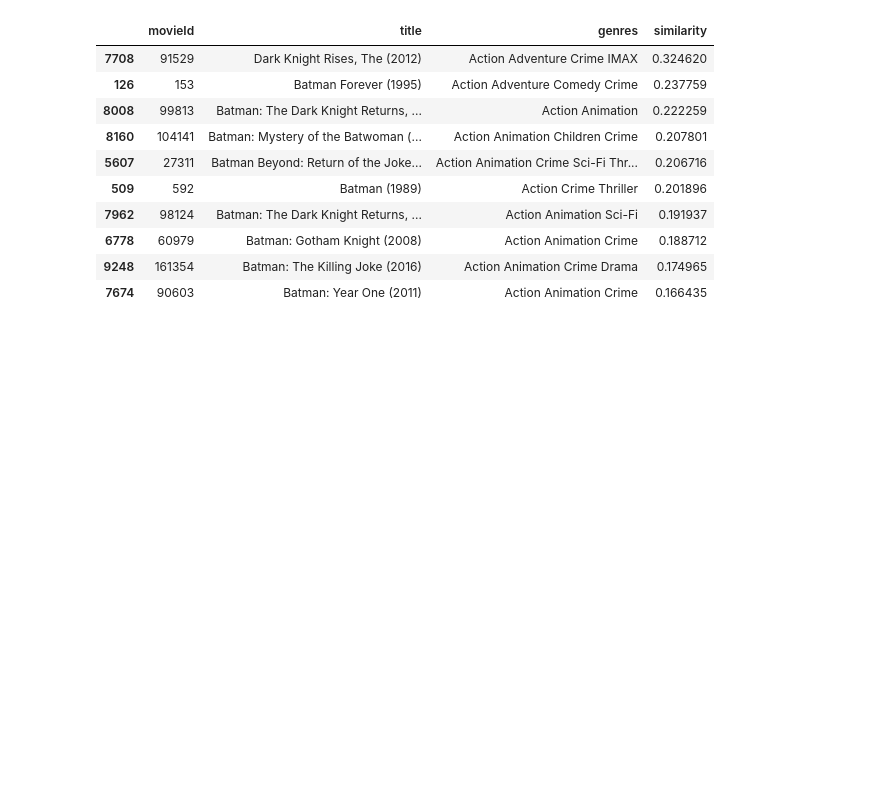
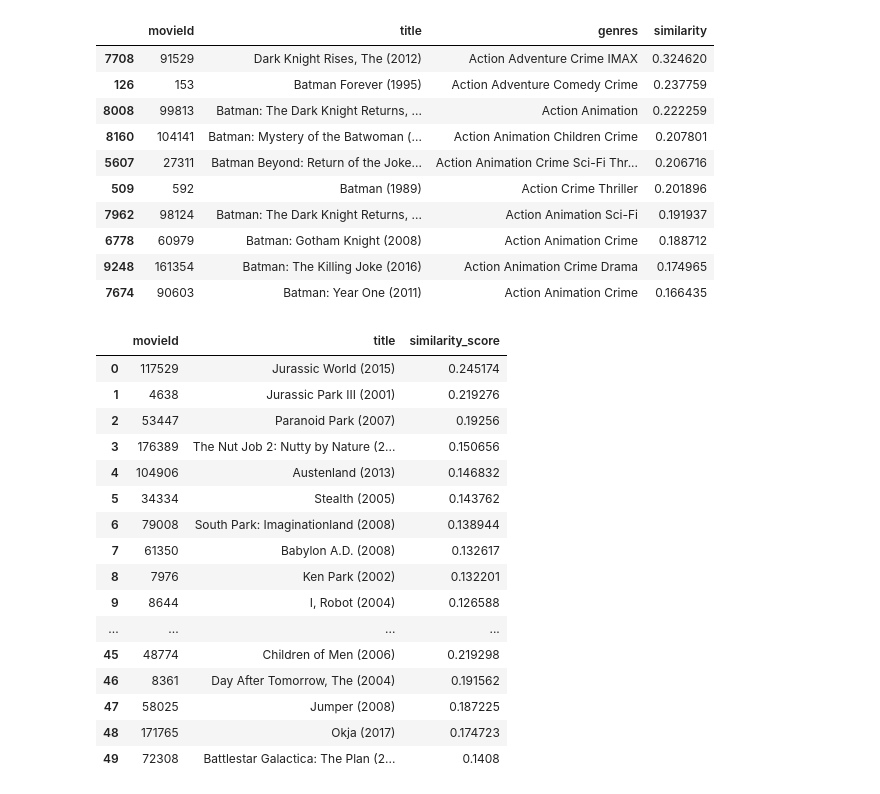
Before and after one commit to saadaliasghar1045-ops/Movie_recommender-Hybrid-, a Jupyter notebook: src/notebooks/model_training.ipynb, the cells around one changed output. Cells and saved outputs as stored; diff of their text form; code cells hidden in the pictures; blank space fills up the shorter version.

Commit message:
working on pipeline

```diff
--- a/src/notebooks/model_training.ipynb
+++ b/src/notebooks/model_training.ipynb
@@ -29,7 +29,7 @@ df
 # %%
 vectorizer = TfidfVectorizer(
     stop_words='english',
-    ngram_range=(1,2),
+    ngram_range=(1,10),
     min_df=2,
     max_features=100000,
     lowercase=True,
@@ -162,0 +244,22 @@ recommendations
+# %%
+my_pipeline = Content_pipeline(df,df,tfidf_matrix)
+# %%
+my_pipeline.find_similar_movies(limit_year=2000,n_recoms=10,inp_title='jurassic')
+# %% [output]
+|  | movieId | title | similarity_score |
+| 0 | 117529 | Jurassic World (2015) | 0.245174 |
+| 1 | 4638 | Jurassic Park III (2001) | 0.219276 |
+| 2 | 53447 | Paranoid Park (2007) | 0.19256 |
+| 3 | 176389 | The Nut Job 2: Nutty by Nature (2... | 0.150656 |
+| 4 | 104906 | Austenland (2013) | 0.146832 |
+| 5 | 34334 | Stealth (2005) | 0.143762 |
+| 6 | 79008 | South Park: Imaginationland (2008) | 0.138944 |
+| 7 | 61350 | Babylon A.D. (2008) | 0.132617 |
+| 8 | 7976 | Ken Park (2002) | 0.132201 |
+| 9 | 8644 | I, Robot (2004) | 0.126588 |
+| ... | ... | ... | ... |
+| 45 | 48774 | Children of Men (2006) | 0.219298 |
+| 46 | 8361 | Day After Tomorrow, The (2004) | 0.191562 |
+| 47 | 58025 | Jumper (2008) | 0.187225 |
+| 48 | 171765 | Okja (2017) | 0.174723 |
+| 49 | 72308 | Battlestar Galactica: The Plan (2... | 0.1408 |
```
Also changed, not shown: parts of 5 cells of this notebook, 1 other file.
